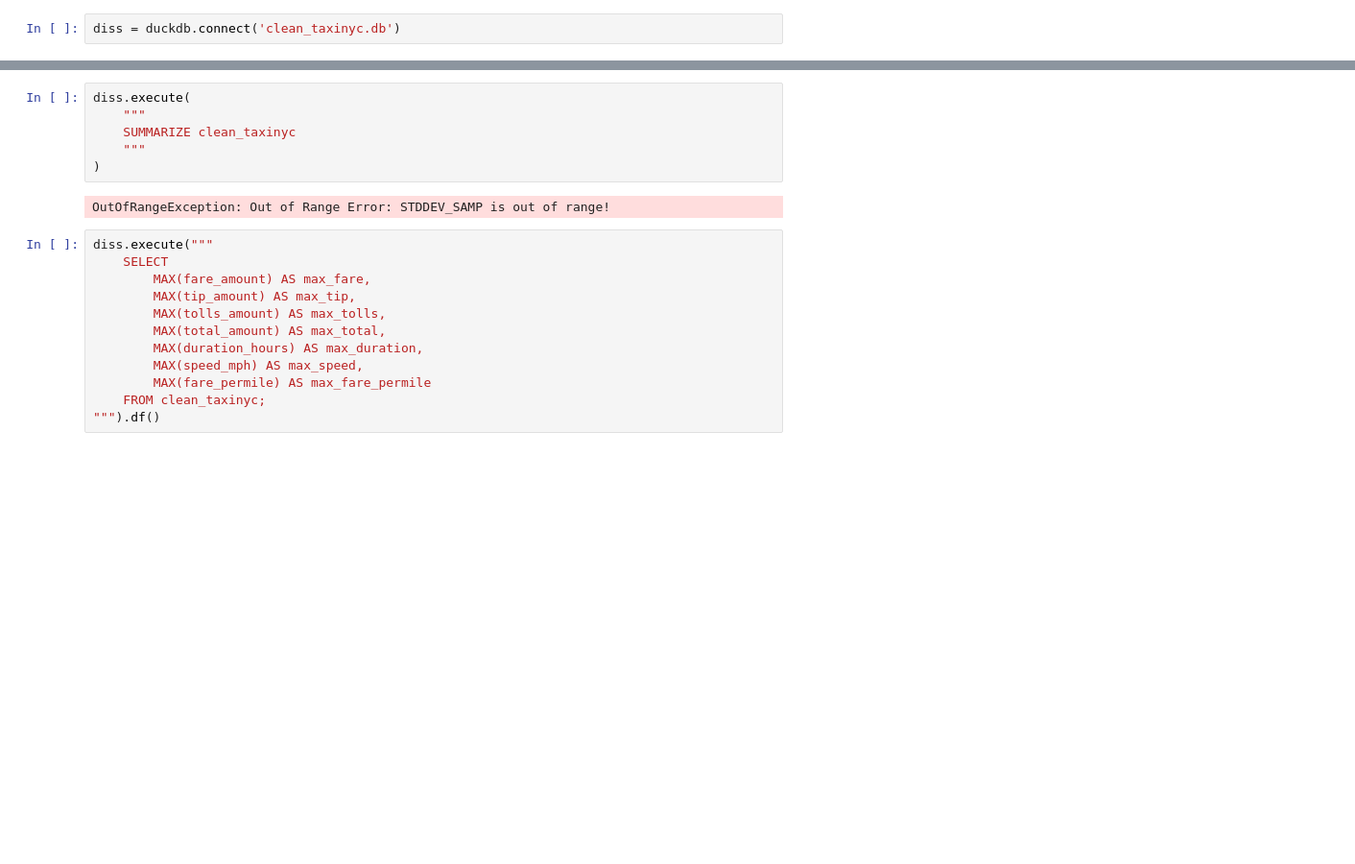
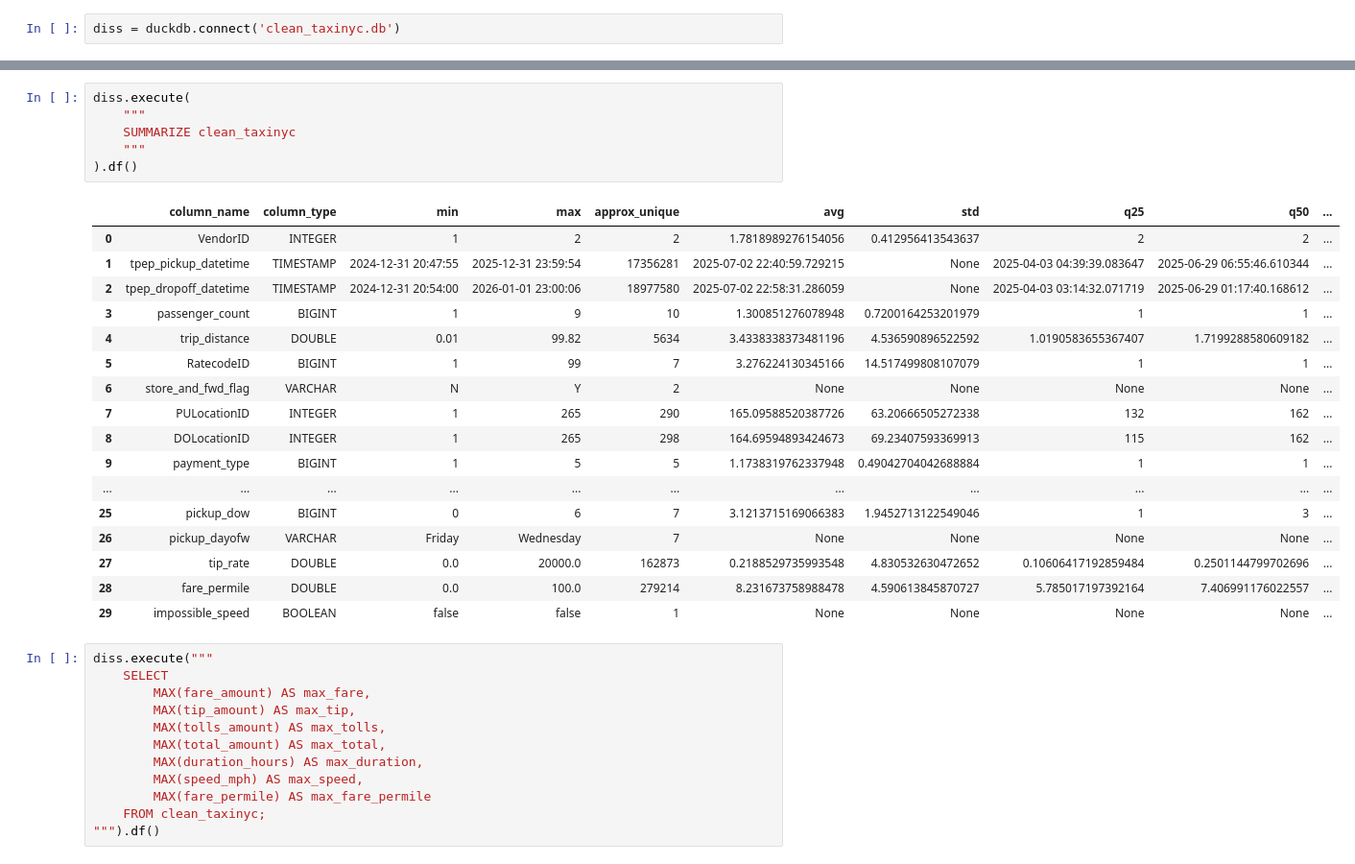
Before and after one commit to vodliosje/TaxiNYC, a Jupyter notebook: notebooks/2.2_duck_schema.ipynb, the cells around one changed output, grey strips where cells are left out. Shown at 96% size. Drawn from its saved outputs; the diff is of its cells as text; blank space fills up the shorter version.

```diff
--- a/notebooks/2.2_duck_schema.ipynb
+++ b/notebooks/2.2_duck_schema.ipynb
@@ -401,11 +418,27 @@ diss.execute (
 # %%
 diss.execute(
     """
     SUMMARIZE clean_taxinyc
     """
-)
+).df()
 # %% [output]
-OutOfRangeException: Out of Range Error: STDDEV_SAMP is out of range!
+|  | column_name | column_type | min | max | approx_unique | avg | std | q25 | q50 | ... |
+| 0 | VendorID | INTEGER | 1 | 2 | 2 | 1.7818989276154056 | 0.412956413543637 | 2 | 2 | ... |
+| 1 | tpep_pickup_datetime | TIMESTAMP | 2024-12-31 20:47:55 | 2025-12-31 23:59:54 | 17356281 | 2025-07-02 22:40:59.729215 | None | 2025-04-03 04:39:39.083647 | 2025-06-29 06:55:46.610344 | ... |
+| 2 | tpep_dropoff_datetime | TIMESTAMP | 2024-12-31 20:54:00 | 2026-01-01 23:00:06 | 18977580 | 2025-07-02 22:58:31.286059 | None | 2025-04-03 03:14:32.071719 | 2025-06-29 01:17:40.168612 | ... |
+| 3 | passenger_count | BIGINT | 1 | 9 | 10 | 1.300851276078948 | 0.7200164253201979 | 1 | 1 | ... |
+| 4 | trip_distance | DOUBLE | 0.01 | 99.82 | 5634 | 3.4338338373481196 | 4.536590896522592 | 1.0190583655367407 | 1.7199288580609182 | ... |
+| 5 | RatecodeID | BIGINT | 1 | 99 | 7 | 3.276224130345166 | 14.517499808107079 | 1 | 1 | ... |
+| 6 | store_and_fwd_flag | VARCHAR | N | Y | 2 | None | None | None | None | ... |
+| 7 | PULocationID | INTEGER | 1 | 265 | 290 | 165.09588520387726 | 63.20666505272338 | 132 | 162 | ... |
+| 8 | DOLocationID | INTEGER | 1 | 265 | 298 | 164.69594893424673 | 69.23407593369913 | 115 | 162 | ... |
+| 9 | payment_type | BIGINT | 1 | 5 | 5 | 1.1738319762337948 | 0.49042704042688884 | 1 | 1 | ... |
+| ... | ... | ... | ... | ... | ... | ... | ... | ... | ... | ... |
+| 25 | pickup_dow | BIGINT | 0 | 6 | 7 | 3.1213715169066383 | 1.9452713122549046 | 1 | 3 | ... |
+| 26 | pickup_dayofw | VARCHAR | Friday | Wednesday | 7 | None | None | None | None | ... |
+| 27 | tip_rate | DOUBLE | 0.0 | 20000.0 | 162873 | 0.2188529735993548 | 4.830532630472652 | 0.10606417192859484 | 0.2501144799702696 | ... |
+| 28 | fare_permile | DOUBLE | 0.0 | 100.0 | 279214 | 8.231673758988478 | 4.590613845870727 | 5.785017197392164 | 7.406991176022557 | ... |
+| 29 | impossible_speed | BOOLEAN | false | false | 1 | None | None | None | None | ... |
 # %%
 diss.execute("""
     SELECT
```
Also changed, not shown: parts of 8 cells of this notebook, 3 other files.
